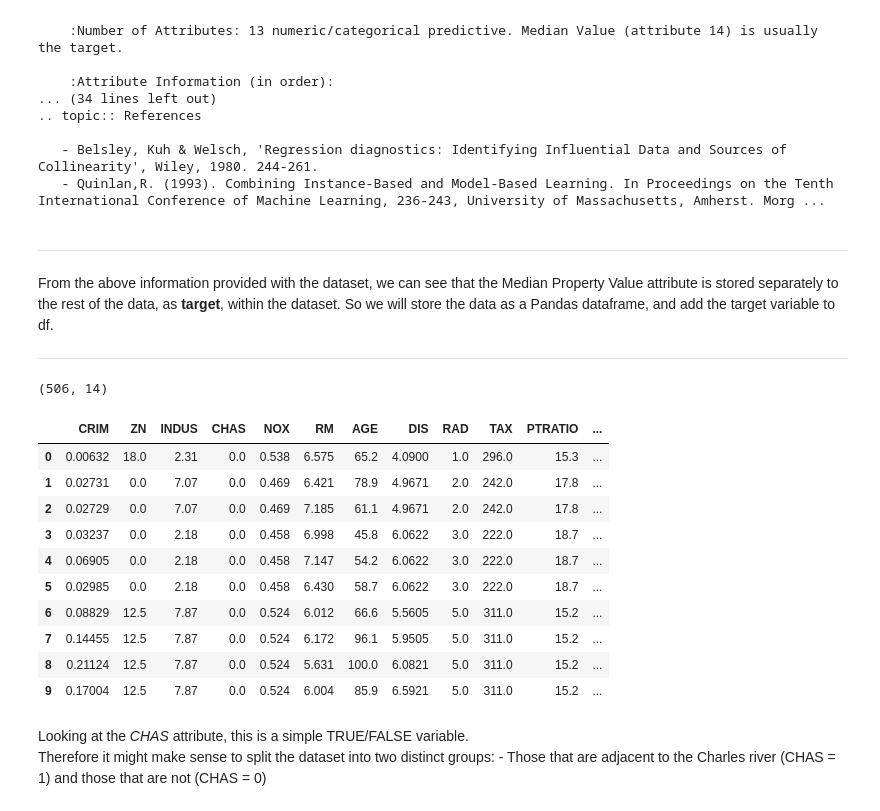
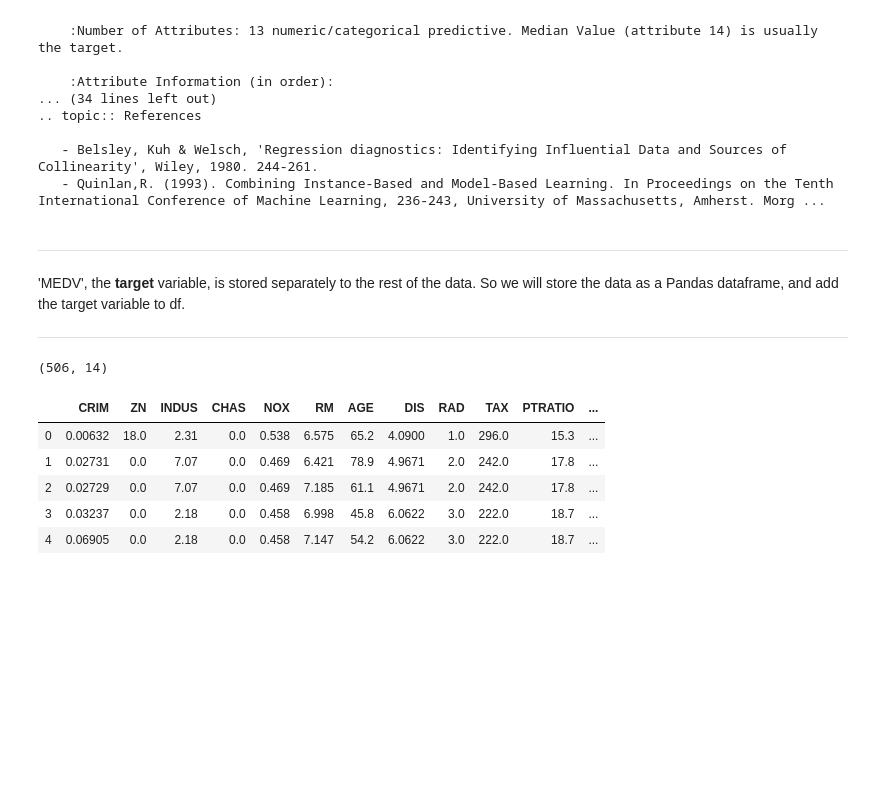
Before and after one commit to rhiggins2308/ML_Stats_Assessment2019, a Jupyter notebook: A Statistical Analysis of the Boston House Prices Dataset.ipynb, the cells around one changed output. Drawn from its saved outputs; the diff is of its cells as text; code cells hidden in the pictures; blank space fills up the shorter version.

```diff
--- a/A Statistical Analysis of the Boston House Prices Dataset.ipynb
+++ b/A Statistical Analysis of the Boston House Prices Dataset.ipynb
@@ -37,8 +92,6 @@ Boston house prices dataset
    - Quinlan,R. (1993). Combining Instance-Based and Model-Based Learning. In Proceedings on the Tenth International Conference of Machine Learning, 236-243, University of Massachusetts, Amherst. Morg ...
 # %% [markdown]
 ***
-
-From the above information provided with the dataset, we can see that the Median Property Value attribute is stored separately to the rest of the data, as **target**, within the dataset. So we will store the data as a Pandas dataframe, and add the target variable to df.
-
+'MEDV', the **target** variable, is stored separately to the rest of the data. So we will store the data as a Pandas dataframe, and add the target variable to df.
 ***
 # %%
@@ -56,21 +108,12 @@ df.shape
 # %% [output]
 (506, 14)
 # %%
-# Display the first 10 rows in the dataset, to get an idea of what is contained
-df.head(10)
+# Display the first 5 rows in the dataset, to get an idea of what is contained
+df.head()
 # %% [output]
 |  | CRIM | ZN | INDUS | CHAS | NOX | RM | AGE | DIS | RAD | TAX | PTRATIO | ... |
 | 0 | 0.00632 | 18.0 | 2.31 | 0.0 | 0.538 | 6.575 | 65.2 | 4.0900 | 1.0 | 296.0 | 15.3 | ... |
 | 1 | 0.02731 | 0.0 | 7.07 | 0.0 | 0.469 | 6.421 | 78.9 | 4.9671 | 2.0 | 242.0 | 17.8 | ... |
 | 2 | 0.02729 | 0.0 | 7.07 | 0.0 | 0.469 | 7.185 | 61.1 | 4.9671 | 2.0 | 242.0 | 17.8 | ... |
 | 3 | 0.03237 | 0.0 | 2.18 | 0.0 | 0.458 | 6.998 | 45.8 | 6.0622 | 3.0 | 222.0 | 18.7 | ... |
 | 4 | 0.06905 | 0.0 | 2.18 | 0.0 | 0.458 | 7.147 | 54.2 | 6.0622 | 3.0 | 222.0 | 18.7 | ... |
-| 5 | 0.02985 | 0.0 | 2.18 | 0.0 | 0.458 | 6.430 | 58.7 | 6.0622 | 3.0 | 222.0 | 18.7 | ... |
-| 6 | 0.08829 | 12.5 | 7.87 | 0.0 | 0.524 | 6.012 | 66.6 | 5.5605 | 5.0 | 311.0 | 15.2 | ... |
-| 7 | 0.14455 | 12.5 | 7.87 | 0.0 | 0.524 | 6.172 | 96.1 | 5.9505 | 5.0 | 311.0 | 15.2 | ... |
-| 8 | 0.21124 | 12.5 | 7.87 | 0.0 | 0.524 | 5.631 | 100.0 | 6.0821 | 5.0 | 311.0 | 15.2 | ... |
-| 9 | 0.17004 | 12.5 | 7.87 | 0.0 | 0.524 | 6.004 | 85.9 | 6.5921 | 5.0 | 311.0 | 15.2 | ... |
-# %% [markdown]
-Looking at the *CHAS* attribute, this is a simple TRUE/FALSE variable.<br>
-Therefore it might make sense to split the dataset into two distinct groups:
-    - Those that are adjacent to the Charles river (CHAS = 1) and those that are not (CHAS = 0)
```
Also changed, not shown: parts of 36 cells of this notebook.
